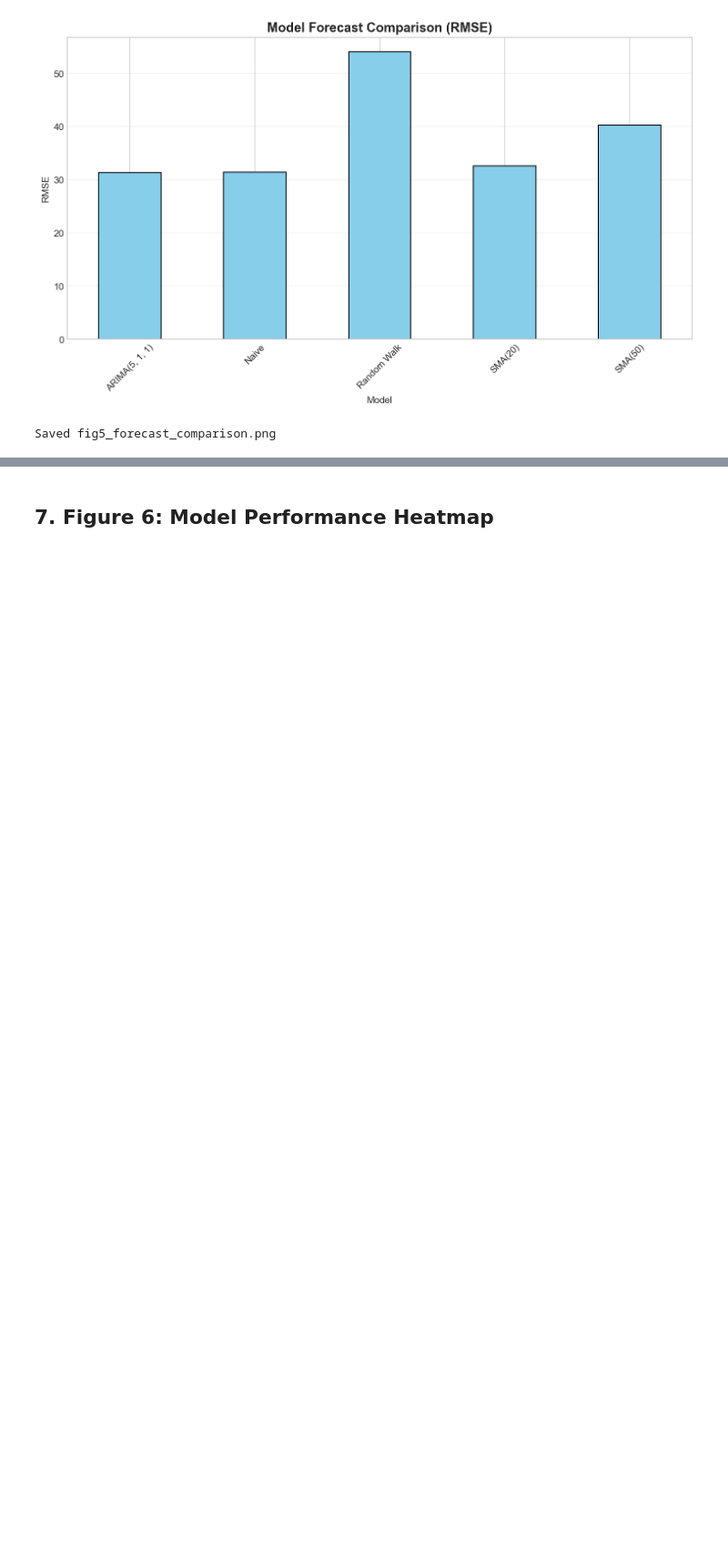
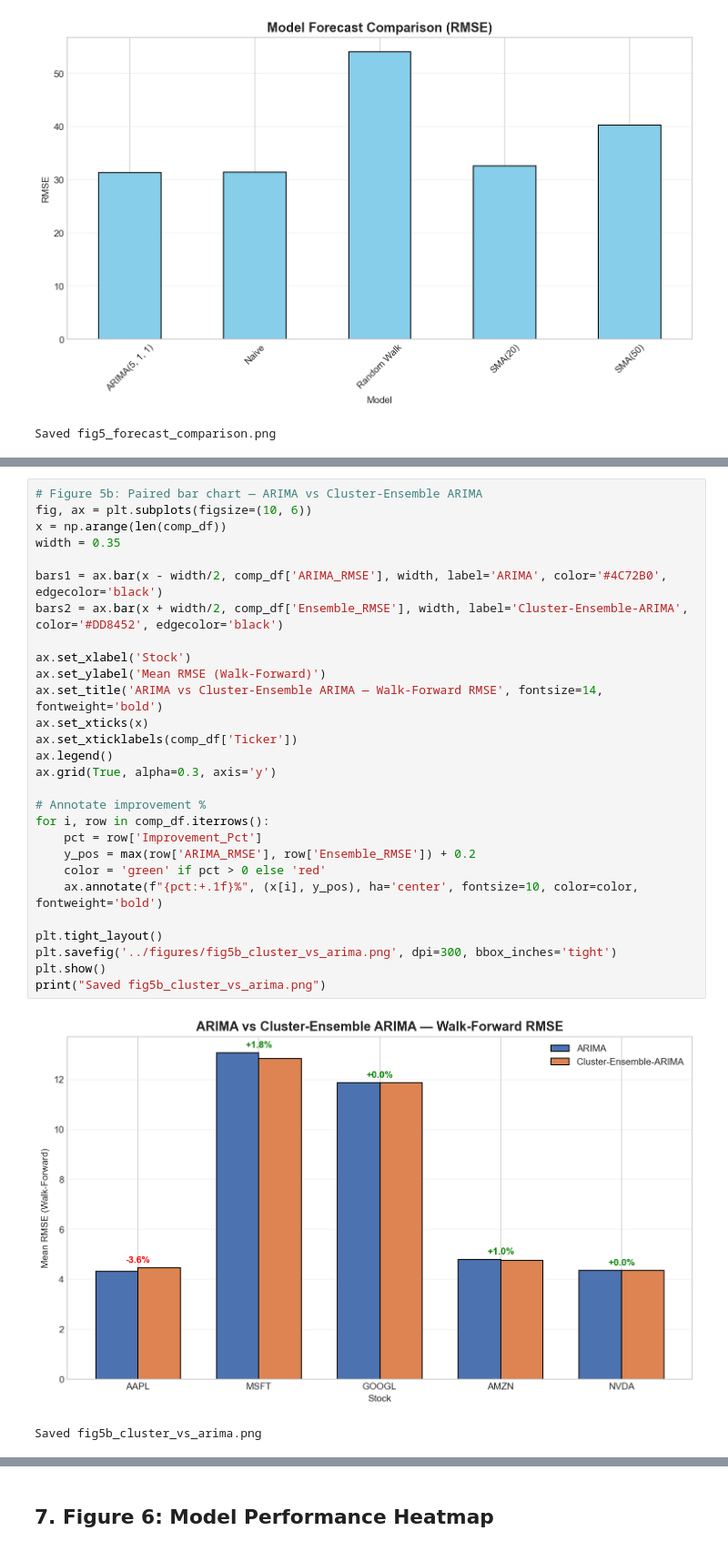
Before and after one commit to CrespoN1/stockbuddy-forecast, a Jupyter notebook: notebooks/07_results_visualization.ipynb, the cells around one changed output, grey strips where cells are left out. Shown at 91% size. Cells and saved outputs as stored; diff of their text form; blank space fills up the shorter version.

```diff
--- a/notebooks/07_results_visualization.ipynb
+++ b/notebooks/07_results_visualization.ipynb
@@ -217,0 +275,31 @@ Saved fig5_forecast_comparison.png
+# %%
+# Figure 5b: Paired bar chart — ARIMA vs Cluster-Ensemble ARIMA
+fig, ax = plt.subplots(figsize=(10, 6))
+x = np.arange(len(comp_df))
+width = 0.35
+
+bars1 = ax.bar(x - width/2, comp_df['ARIMA_RMSE'], width, label='ARIMA', color='#4C72B0', edgecolor='black')
+bars2 = ax.bar(x + width/2, comp_df['Ensemble_RMSE'], width, label='Cluster-Ensemble-ARIMA', color='#DD8452', edgecolor='black')
+
+ax.set_xlabel('Stock')
+ax.set_ylabel('Mean RMSE (Walk-Forward)')
+ax.set_title('ARIMA vs Cluster-Ensemble ARIMA — Walk-Forward RMSE', fontsize=14, fontweight='bold')
+ax.set_xticks(x)
+ax.set_xticklabels(comp_df['Ticker'])
+ax.legend()
+ax.grid(True, alpha=0.3, axis='y')
+
+# Annotate improvement %
+for i, row in comp_df.iterrows():
+    pct = row['Improvement_Pct']
+    y_pos = max(row['ARIMA_RMSE'], row['Ensemble_RMSE']) + 0.2
+    color = 'green' if pct > 0 else 'red'
+    ax.annotate(f"{pct:+.1f}%", (x[i], y_pos), ha='center', fontsize=10, color=color, fontweight='bold')
+
+plt.tight_layout()
+plt.savefig('../figures/fig5b_cluster_vs_arima.png', dpi=300, bbox_inches='tight')
+plt.show()
+print("Saved fig5b_cluster_vs_arima.png")
+# %% [output]
+[figure, added]
+Saved fig5b_cluster_vs_arima.png
```
Also changed, not shown: parts of 6 cells of this notebook, 16 other files.
